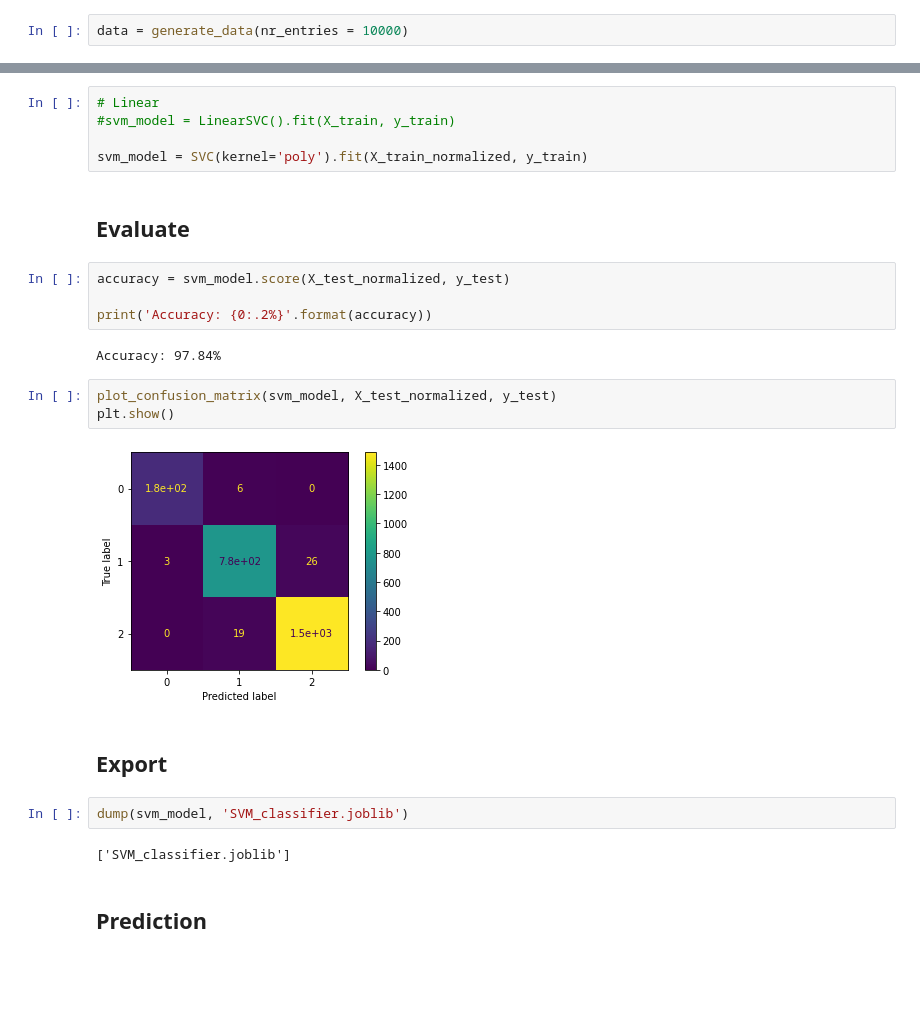
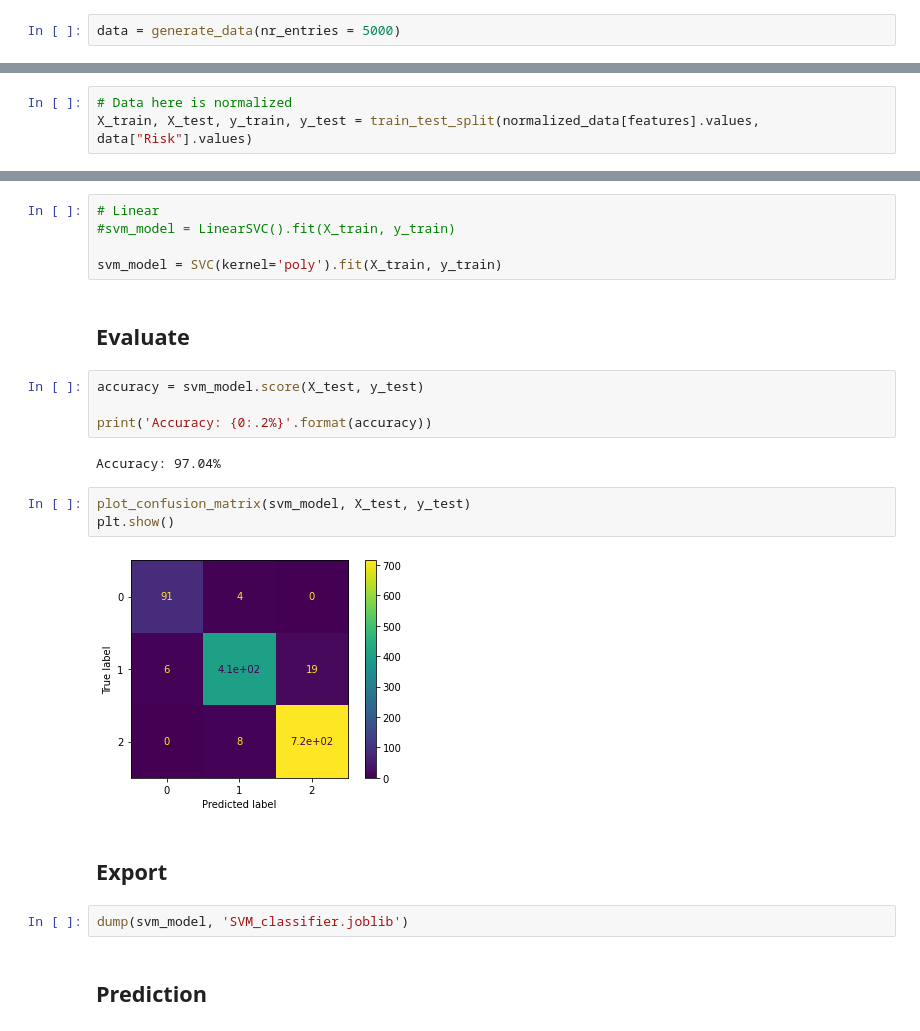
Before and after one commit to Sulasdeli/SecRiskAI, a Jupyter notebook: notebooks/train_evaluate_export_models.ipynb, the cells around one changed output, grey strips where cells are left out. Drawn from its saved outputs; the diff is of its cells as text; blank space fills up the shorter version.

```diff
--- a/notebooks/train_evaluate_export_models.ipynb
+++ b/notebooks/train_evaluate_export_models.ipynb
@@ -44,7 +44,7 @@ def get_categorized_risk(weighted_risk, low_medium_boundary = 1.0, medium_high_b
   else:
       return "HIGH"
 # %%
-data = generate_data(nr_entries = 10000)
+data = generate_data(nr_entries = 5000)
 # %%
 data.head()
 # %% [output]
@@ -307,32 +282,33 @@ Predicted RISK is: MEDIUM
 # Support Vector Machine (SVM) classifier
 # %%
 from sklearn.svm import LinearSVC, SVC
+# %%
+# Data here is normalized
+X_train, X_test, y_train, y_test = train_test_split(normalized_data[features].values, data["Risk"].values)
 # %% [markdown]
 ## Train
 # %%
 # Linear
 #svm_model = LinearSVC().fit(X_train, y_train)
 
-svm_model = SVC(kernel='poly').fit(X_train_normalized, y_train)
+svm_model = SVC(kernel='poly').fit(X_train, y_train)
 # %% [markdown]
 ## Evaluate
 # %%
-accuracy = svm_model.score(X_test_normalized, y_test)
+accuracy = svm_model.score(X_test, y_test)
 
 print('Accuracy: {0:.2%}'.format(accuracy))
 # %% [output]
-Accuracy: 97.84%
+Accuracy: 97.04%
 # %%
-plot_confusion_matrix(svm_model, X_test_normalized, y_test)
+plot_confusion_matrix(svm_model, X_test, y_test)
 plt.show()
 # %% [output]
-[figure, old version]
+[figure, new version]
 # %% [markdown]
 ## Export
 # %%
 dump(svm_model, 'SVM_classifier.joblib')
-# %% [output]
-['SVM_classifier.joblib']
 # %% [markdown]
 ## Prediction
 # %%
```
Also changed, not shown: parts of 28 cells of this notebook, 1 other file.
